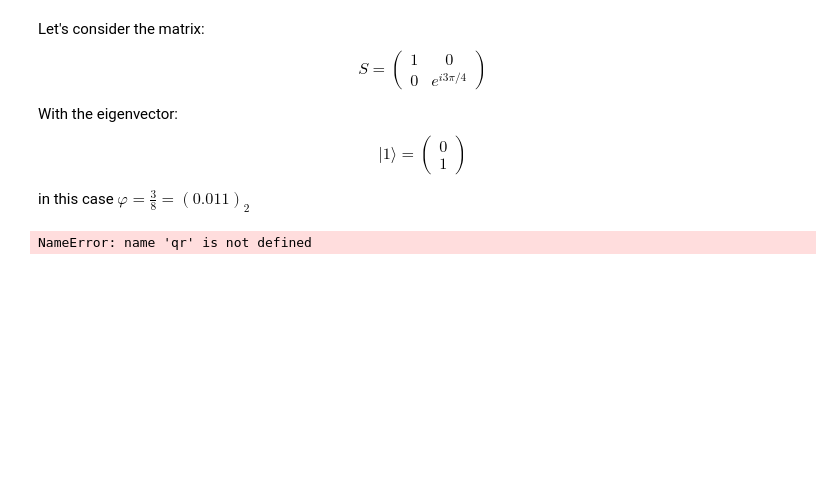
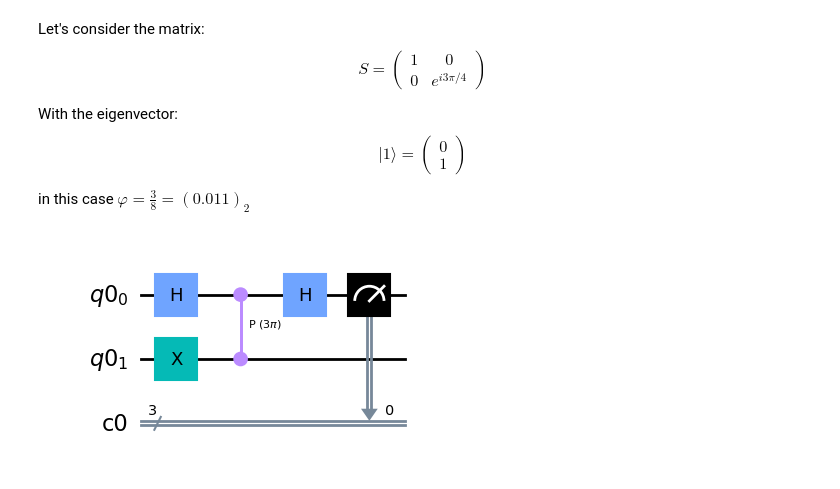
Before and after one commit to darkmatter2000/Quantum_phase_estimation, a Jupyter notebook: quantum_phase_estimation.ipynb, the cells around one changed output. Drawn from its saved outputs; the diff is of its cells as text; code cells hidden in the pictures; blank space fills up the shorter version.

```diff
--- a/quantum_phase_estimation.ipynb
+++ b/quantum_phase_estimation.ipynb
@@ -81,10 +81,17 @@ in this case $\varphi = \frac{3}{8} = (0.011)_{2}$
 from qiskit import ClassicalRegister , QuantumCircuit, QuantumRegister
 
 import numpy as np
-# %%
-qc = QuantumCircuit(qr , cr)
-qc.h(qr[0])
-qc.x(qr[1])
-qc.cp(np.pi , qr[0] , qr[1])
-# %% [output]
-NameError: name 'qr' is not defined
+# %%
+qr = QuantumRegister(2)
+cr = ClassicalRegister(3) #For tree classicals bites
+qc = QuantumCircuit(qr , cr)
+
+qc.h(qr[0]) #auxiliary qubit
+qc.x(qr[1]) # eigenvector
+#qc.cp((3/2)*np.pi , qr[0] , qr[1])
+qc.cp(3*np.pi , qr[0] , qr[1])
+qc.h(qr[0])
+qc.measure(qr[0] , cr[0]) # this is the controlled-U^(2^n-1) operator for determine phi_n
+qc.draw("mpl")
+# %% [output]
+[figure, added]
```
Also changed, not shown: parts of 4 cells of this notebook.
